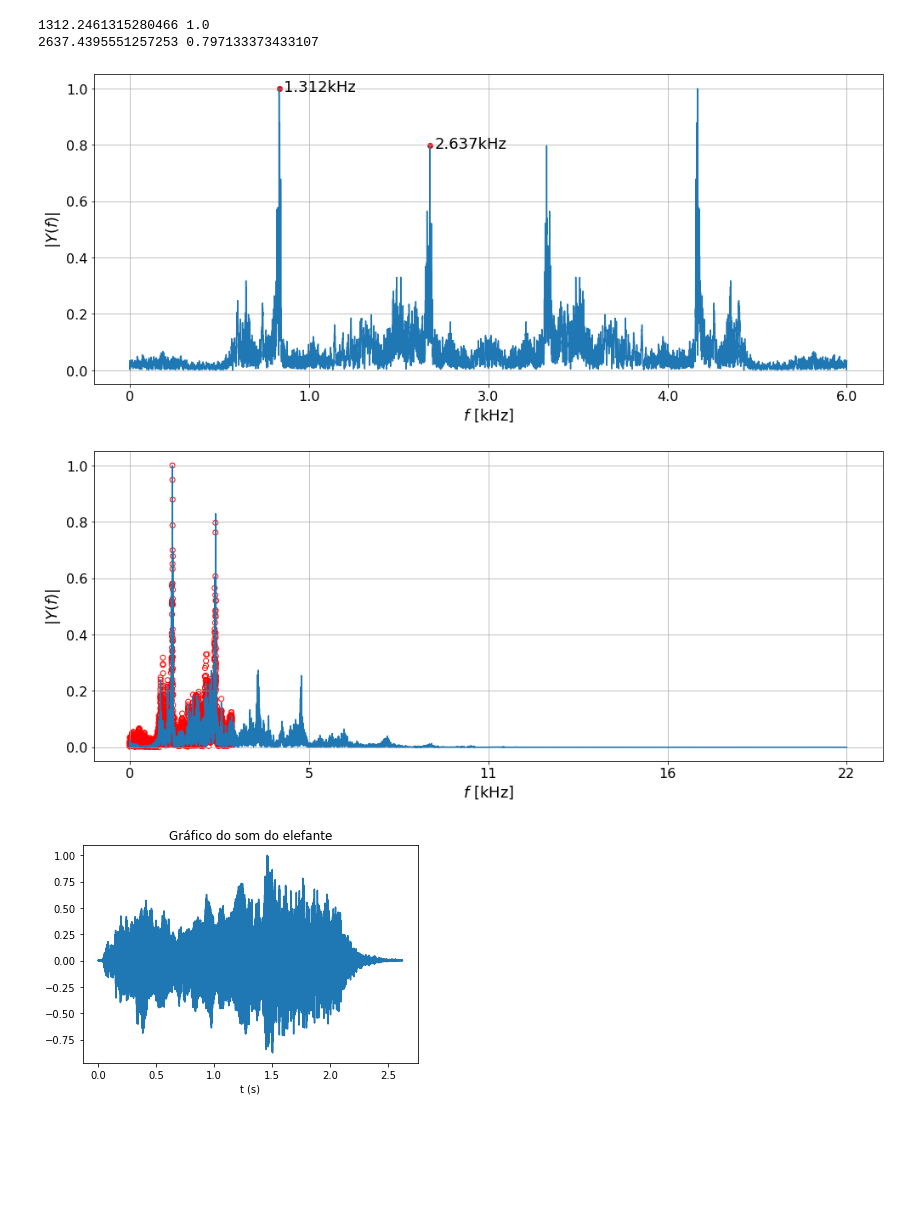
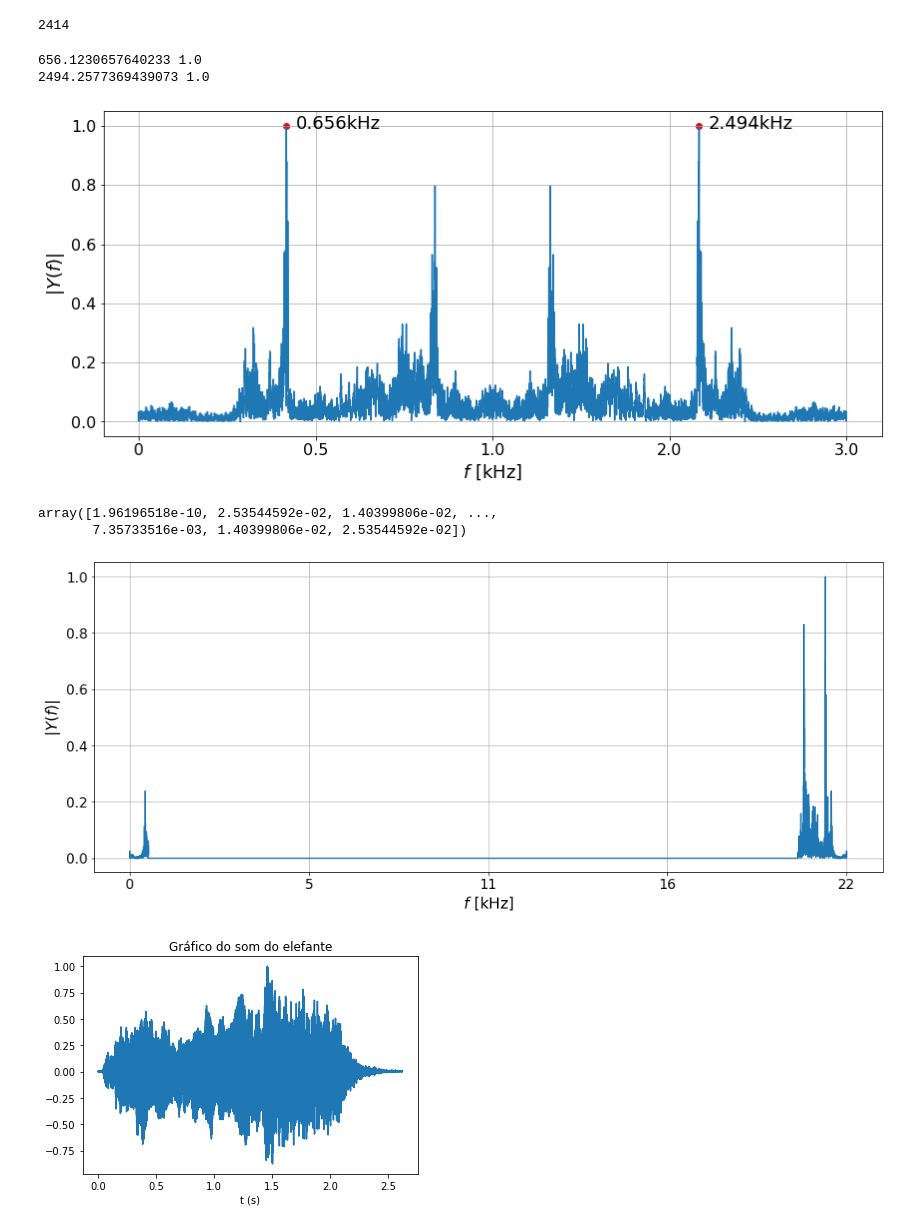
Before and after one commit to gnsoares/UNICAMP_EA619_SystemsAnalysis, a Jupyter notebook: Experimento1/Analisador_espectro - Exploração.ipynb, the cells around one changed output. Cells and saved outputs as stored; diff of their text form; code cells hidden in the pictures; blank space fills up the shorter version.

```diff
--- a/Experimento1/Analisador_espectro - Exploração.ipynb
+++ b/Experimento1/Analisador_espectro - Exploração.ipynb
@@ -95,11 +91,15 @@ fig.show()
 # %%
-fft_y = np.abs(np.fft.fft(som))[:len(som)//2+1]
+# Parte positiva
+
+fft_y = np.abs(np.fft.fft(som))
 fft_y /= np.max(fft_y)
 f = np.linspace(0, fs, fft_y.size)
+
+
 # plt.plot(f, fft_y)
-index_max = np.where(fft_y == np.max(fft_y))[0][0]
-index_max2 = np.where(fft_y == np.max(fft_y[index_max + 20:]))[0][0]
+index_max_p = np.where(fft_y == np.max(fft_y[:len(som)//2+1]))[0][0]
+index_max_n = np.where(fft_y == (np.max(fft_y[len(som)//2:]))[0][0]
 
-print(f[index_max], fft_y[index_max])
-print(f[index_max2], fft_y[index_max2])
+print(f[index_max_p], fft_y[index_max_p])
+print(f[index_max_n], fft_y[index_max_n])
 # %% [output]
@@ -131,39 +128,56 @@ fig.show()
+# %%
+np.max(fft_y_sub[len(fft_y_sub)//2:])
+print(index_max_sub_n)
+# %% [output]
+2414
 # %%
 fft_y_sub = np.abs(np.fft.fft(som[::7]))
 fft_y_sub /= np.max(fft_y_sub)
-f_sub = np.linspace(0, 2*fs/7, fft_y_sub.size)
-# plt.plot(f, fft_y_sub)
-index_max = np.where(fft_y_sub == np.max(fft_y_sub))[0][0]
-index_max2 = np.where(fft_y_sub == np.max(fft_y_sub[index_max + 20:len(fft_y_sub)//2]))[0][0]
+f_sub = np.linspace(0, fs/7, fft_y_sub.size)
 
-print(f_sub[index_max], fft_y_sub[index_max])
-print(f_sub[index_max2], fft_y_sub[index_max2])
+
+# plt.plot(f_sub, fft_y_sub)
+index_max_sub_p = np.where(fft_y_sub == np.max(fft_y_sub[:len(fft_y_sub)//2+1]))[0][0]
+index_max_sub_n = np.where(fft_y_sub[len(fft_y_sub)//2:] == np.max(fft_y_sub[len(fft_y_sub)//2:]))[0][0]
+index_max_sub_n +=len(fft_y_sub)//2
+
+print(f_sub[index_max_sub_p], fft_y_sub[index_max_sub_p])
+print(f_sub[index_max_sub_n], fft_y_sub[index_max_sub_n])
 # %% [output]
-1312.2461315280466 1.0
-2637.4395551257253 0.797133373433107
+656.1230657640233 1.0
+2494.2577369439073 1.0
 # %%
 fig, ax = plt.subplots(figsize=(14, 6))
 ax.plot(f_sub, fft_y_sub)
-ax.scatter([f_sub[index_max], f_sub[index_max2]], [fft_y_sub[index_max], fft_y_sub[index_max2]], c='r')
-ax.annotate(f'{f_sub[index_max]/1000:.3f}kHz', (f_sub[index_max] + 300/7, fft_y_sub[index_max] - 2/3/10/7), fontsize=18)
-ax.annotate(f'{f_sub[index_max2]/1000:.3f}kHz', (f_sub[index_max2] + 300/7, fft_y_sub[index_max2] - 2/3/10/7), fontsize=18)
+ax.scatter([f_sub[index_max_sub_p], f_sub[index_max_sub_n]], [fft_y_sub[index_max_sub_p], fft_y_sub[index_max_sub_n]], c='r')
+ax.annotate(f'{f_sub[index_max_sub_p]/1000:.3f}kHz', (f_sub[index_max_sub_p] + 300/7, fft_y_sub[index_max_sub_p] - 2/3/10/7), fontsize=18)
+ax.annotate(f'{f_sub[index_max_sub_n]/1000:.3f}kHz', (f_sub[index_max_sub_n]+ 300/7, fft_y_sub[index_max_sub_n] - 2/3/10/7), fontsize=18)
 plt.xlabel('$f$ [kHz]', fontsize=18)
 plt.ylabel('|$Y(f)$|', fontsize=18)
 ax.grid(True)
 plt.yticks(fontsize=16)
 plt.xticks(
-    ticks=[0, fs/7//2, fs/7, 3*fs/7//2, 2*fs/7],
-    labels=[0, fs/7//2//1000, fs/7//1000, 3*fs/7//2//1000, 2*fs/7//1000],
+    ticks=[0, fs/7//4, fs/7//2, 3*fs/7//4, fs/7],
+    labels=[0, (0.5 if (fs/7//4//1000 == 0) else fs//4//1000), fs/7//2//1000, 3*fs/7//4//1000, fs/7//1000],
     fontsize=16
 )
-fig.tight_layout()
+fig.savefig('espectro_decimado_Hz.png')
 fig.show()
 # %% [output]
-[figure, old version]
+[figure, new version]
+# %%
+def low_pass_filter(k_i,k_f, dft):
+    for i in range(k_i,k_f+1):
+
+    return dft
+
+fft_filtered = low_pass_filter()
+# %% [output]
+array([1.96196518e-10, 2.53544592e-02, 1.40399806e-02, ...,
+       7.35733516e-03, 1.40399806e-02, 2.53544592e-02])
 # %%
 fig, ax = plt.subplots(figsize=(14, 6))
-ax.plot(f, fft_y)
-ax.scatter(f_sub[:f_sub.size//2], fft_y_sub[:f_sub.size//2], facecolors='none', edgecolors='r')
+ax.plot(f, fft_ant_aliasing)
 plt.xlabel('$f$ [kHz]', fontsize=18)
 plt.ylabel('|$Y(f)$|', fontsize=18)
 ax.grid(True)
@@ -176,7 +190,7 @@ plt.xticks(
 fig.tight_layout()
 fig.show()
 # %% [output]
-[figure, old version]
+[figure, new version]
 # %%
 t = np.arange(som.size)/fs
 plt.plot(t,som);
```
Also changed, not shown: parts of 6 cells of this notebook, 4 other files.
